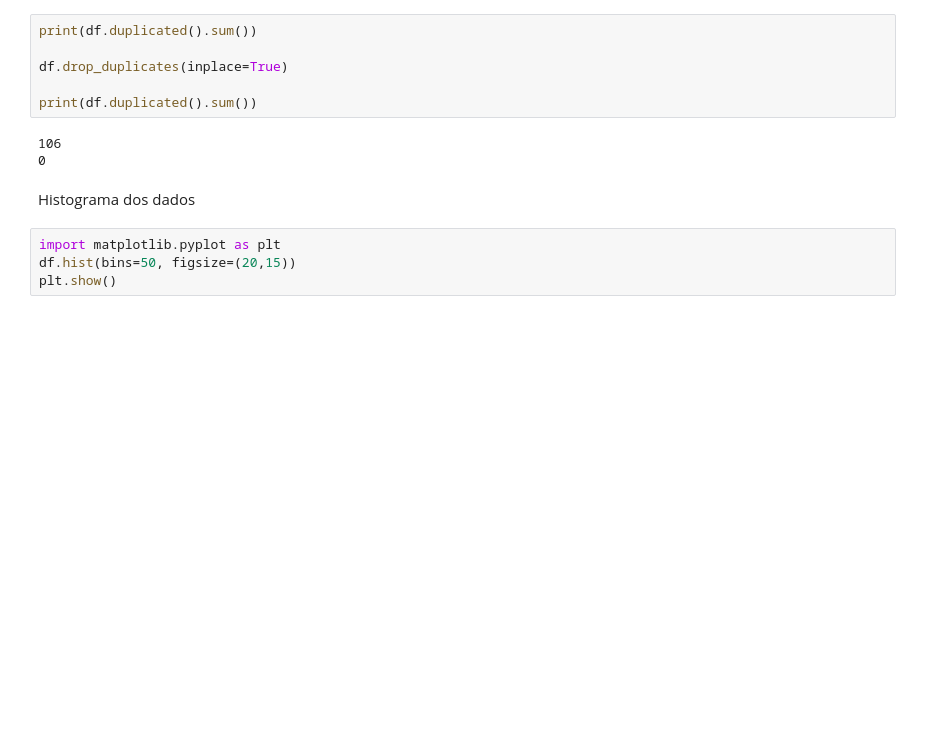
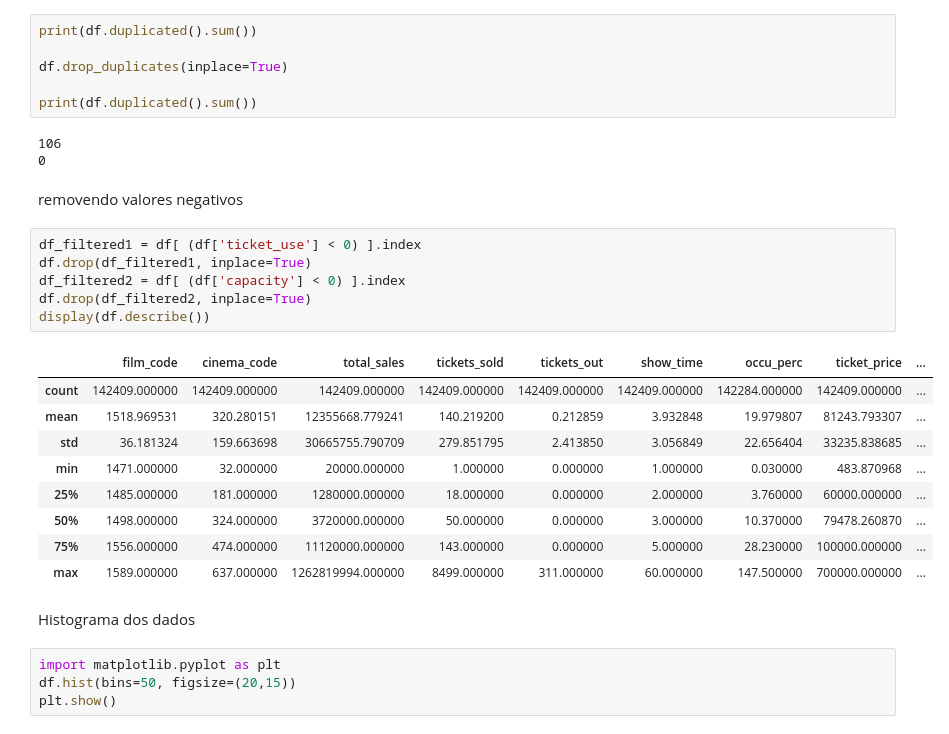
Before and after one commit to Levis33/inf1038-machine-learning, a Jupyter notebook: modelo_regressao.ipynb, the cells around one changed output. Cells and saved outputs as stored; diff of their text form; blank space fills up the shorter version.

Commit message:
removendo valores negativos do df

```diff
--- a/modelo_regressao.ipynb
+++ b/modelo_regressao.ipynb
@@ -132,6 +132,24 @@ print(df.duplicated().sum())
 # %% [output]
 106
 0
+# %% [markdown]
+removendo valores negativos
+# %%
+df_filtered1 = df[ (df['ticket_use'] < 0) ].index
+df.drop(df_filtered1, inplace=True)
+df_filtered2 = df[ (df['capacity'] < 0) ].index
+df.drop(df_filtered2, inplace=True)
+display(df.describe())
+# %% [output]
+|  | film_code | cinema_code | total_sales | tickets_sold | tickets_out | show_time | occu_perc | ticket_price | ... |
+| count | 142409.000000 | 142409.000000 | 142409.000000 | 142409.000000 | 142409.000000 | 142409.000000 | 142284.000000 | 142409.000000 | ... |
+| mean | 1518.969531 | 320.280151 | 12355668.779241 | 140.219200 | 0.212859 | 3.932848 | 19.979807 | 81243.793307 | ... |
+| std | 36.181324 | 159.663698 | 30665755.790709 | 279.851795 | 2.413850 | 3.056849 | 22.656404 | 33235.838685 | ... |
+| min | 1471.000000 | 32.000000 | 20000.000000 | 1.000000 | 0.000000 | 1.000000 | 0.030000 | 483.870968 | ... |
+| 25% | 1485.000000 | 181.000000 | 1280000.000000 | 18.000000 | 0.000000 | 2.000000 | 3.760000 | 60000.000000 | ... |
+| 50% | 1498.000000 | 324.000000 | 3720000.000000 | 50.000000 | 0.000000 | 3.000000 | 10.370000 | 79478.260870 | ... |
+| 75% | 1556.000000 | 474.000000 | 11120000.000000 | 143.000000 | 0.000000 | 5.000000 | 28.230000 | 100000.000000 | ... |
+| max | 1589.000000 | 637.000000 | 1262819994.000000 | 8499.000000 | 311.000000 | 60.000000 | 147.500000 | 700000.000000 | ... |
 # %% [markdown]
 Histograma dos dados
 # %%
```
